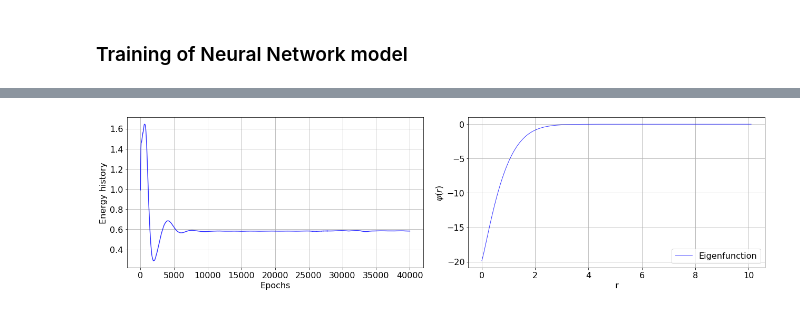
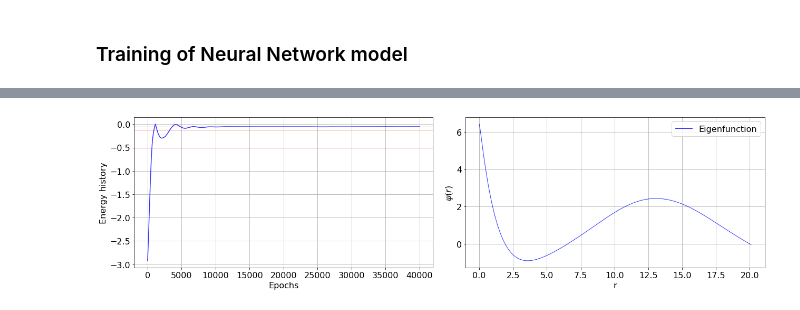
Before and after one commit to anmgomezmo/Degree_project, a Jupyter notebook: Complex ANN to Quantum Mechanics/Quarks_states_l0.ipynb, the cells around one changed output, grey strips where cells are left out. Cells and saved outputs as stored; diff of their text form; code cells hidden in the pictures.

```diff
--- a/Complex ANN to Quantum Mechanics/Quarks_states_l0.ipynb
+++ b/Complex ANN to Quantum Mechanics/Quarks_states_l0.ipynb
@@ -78,9 +78,9 @@ def hamiltonian_equation(r,R,E,V):
 # %%
 # Gives the potential at each point r
 def potential(r):
-    l = 0
+    l = 1
     rnp = r.data.numpy()    # points from tensor to numpy
-    Vnp = 2/rnp - 2*rnp - l*(l+1)/rnp**2     # potential over numpy arrays
+    Vnp = (-1/rnp + rnp + l*(l+1)/(2*rnp**2))     # potential over numpy arrays
     Vtorch = torch.from_numpy(Vnp)
     return Vtorch
 # %% [markdown]
@@ -124,7 +119,7 @@ def weights_init(model,gain):
 # %% [markdown]
 ### Training of Neural Network model
 # %%
-def training(t0, tf, x1, neurons, epochs, n_train, lr, minibatch_number=1, state=1, model1=0, model2=0, gain=1, olr=1e-5):
+def training(t0, tf, x1, neurons, epochs, n_train, lr, minibatch_number=1, state=1, model1=0, model2=0, gain=1, nlr=1.0, olr=1e-5):
     '''
         Inputs
         t0 -- left point on domain
@@ -176,6 +171,8 @@ def training(t0, tf, x1, neurons, epochs, n_train, lr, minibatch_number=1, state
     for tt in range(epochs):
 
         t = torch.abs(perturbation(grid,t0,tf,sig=0.03*tf)) + 1e-1
+        norm_loss_reg = nlr   # regularization coefficient for normalization loss
+        orth_loss_reg = olr    # regularization coefficient for orthogonality loss
 
         # Batching
         batch_size = int(n_train/minibatch_number)
@@ -193,8 +190,7 @@ def training(t0, tf, x1, neurons, epochs, n_train, lr, minibatch_number=1, state
         for nbatch in range(minibatch_number):
             # Batch time set
             t_mb = t_b[batch_start:batch_end].to(device)
-            norm_loss_reg = 1.0   # regularization coefficient for normalization loss
-            orth_loss_reg = olr    # regularization coefficient for orthogonality loss
+
 
             # Neural Network solutions
             nn, En = model(t_mb)
@@ -208,7 +204,8 @@ def training(t0, tf, x1, neurons, epochs, n_train, lr, minibatch_number=1, state
             criteria_loss = Ltot
 
             # Normalization loss
-            Ltot += norm_loss_reg*(n_train/(tf-t0)*1.0 - torch.sqrt(torch.dot(psi[:,0],psi[:,0]))).pow(2)
+            norm_loss = norm_loss_reg*(n_train/(tf-t0)*1.0 - torch.sqrt(torch.dot(psi[:,0],psi[:,0]))).pow(2)
+            Ltot += norm_loss
 
             # Ortholoss after orthtime
             if state == 2:
@@ -226,7 +223,7 @@ def training(t0, tf, x1, neurons, epochs, n_train, lr, minibatch_number=1, state
                 orth_losses.append(None)
 
             # Keep the log
-            norm_loss = norm_loss_reg*(n_train/(tf-t0)*1.0 - torch.sqrt(torch.dot(psi[:,0],psi[:,0]))).pow(2)
+
             nontriv_loss_history.append(norm_loss.data.cpu().numpy())
 
             # Optimizer
@@ -240,6 +237,9 @@ def training(t0, tf, x1, neurons, epochs, n_train, lr, minibatch_number=1, state
 
         # Keep the loss function history
         Loss_history.append(loss)
+        #if tt % 10 == 0:
+          #print('Loss value: ',loss)
+          #time.sleep(10)
 
         # Keep the best model (lowest loss) by using a deep copy
         if criteria_loss < Llim:
@@ -266,8 +271,9 @@ def training(t0, tf, x1, neurons, epochs, n_train, lr, minibatch_number=1, state
 # %%
-## Training the model
+# Training the model
 t0 = 0.1
 tf = 10
 xBC1 = 0
 
-n_train, neurons, epochs, lr, mb, gain = 1000, 100, int(5e4), 8e-3, 1, 0.01
-model, best_model, loss_history, runTime1 = training(t0,tf,xBC1,neurons,epochs,n_train,lr,mb,gain=gain)
+n_train, neurons, epochs, lr, gain = 1000, 100, int(5e4), 8e-3, 0.5
+model, best_model, loss_history, runTime1 = training(t0,tf,xBC1,neurons,epochs,n_train,lr,gain=gain)
+print('Training time (minutes): ',runTime1/60)
@@ -355,5 +353,5 @@ plt.show()
 # %%
-n_train, neurons, epochs, lr, mb, state, model1, gain = 1000, 100, int(4e4), 4e-3, 1, 2, model, 1
+n_train, neurons, epochs, lr, mb, state, model1, gain = 1000, 100, int(4e4), 4e-3, 1, 2, model, 2
 model_f, best_model_f, loss_history_f, runTime_f = training(t0,tf,xBC1,neurons,epochs,n_train,lr,mb,state,model1.to(device),gain=gain)
 # %%
 print('Training time (minutes): ',runTime_f/60)
@@ -396,22 +394,25 @@ tensor([0.5829], grad_fn=<Unique2Backward0>)
 # %%
 # Energy history
 plt.subplots(1,2,figsize=(18,5))
 plt.subplot(121)
+plt.axhline(-1/2, color='r', linewidth=0.5)
+plt.axhline(-1/8, color='r', linewidth=0.5)
+plt.axhline(-1/18, color='r', linewidth=0.5)
 plt.plot(loss_history_f[3], '-b', alpha=0.8, label='Eigenvalues')
 plt.xlabel('Epochs')
 plt.ylabel('Energy history')
 plt.grid()
 plt.subplot(122)
 plt.plot(t_net_f, psi_net_f, '-b', linewidth=1, alpha=0.8, label='Eigenfunction')
 plt.xlabel('r')
 plt.ylabel('$\psi(r)$')
 plt.grid()
 
 plt.tight_layout()
 plt.legend()
 plt.show()
 # %% [output]
-[figure, old version]
+[figure, new version]
 # %%
 # Test the predicted solution
 nTest_f = n_train
```
Also changed, not shown: parts of 27 cells of this notebook, 1 other file.
